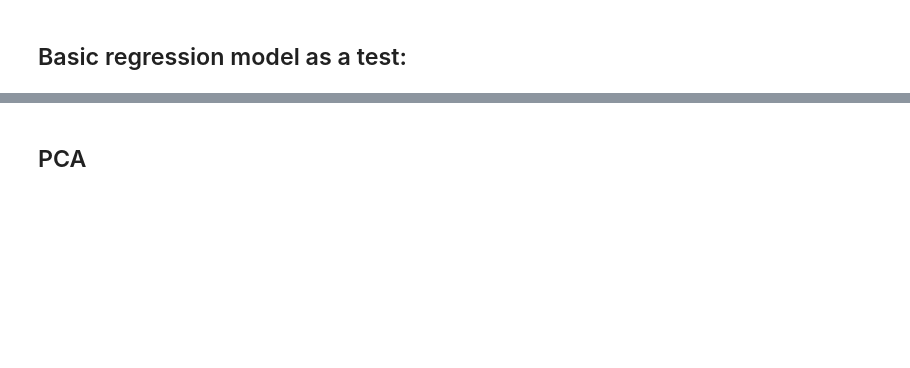
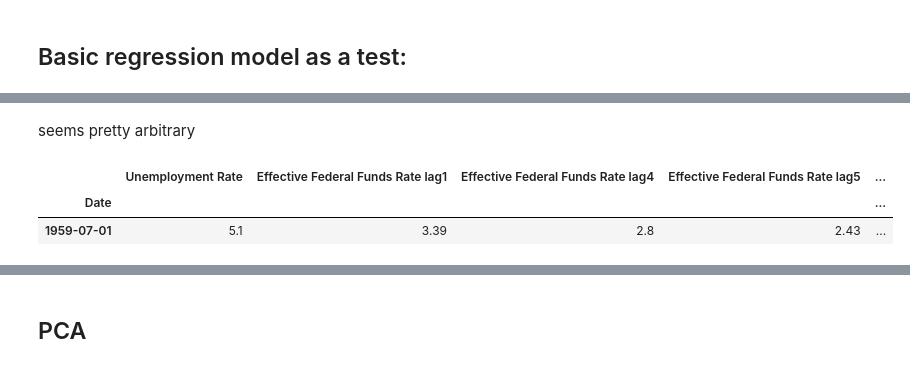
Before and after one commit to fraser2763/AI4-CW2, a Jupyter notebook: F_model.ipynb, the cells around one changed output, grey strips where cells are left out. Saved outputs shown, nothing was run; the diff lists cells and outputs as text; code cells hidden in the pictures; blank space fills up the shorter version.

```diff
--- a/F_model.ipynb
+++ b/F_model.ipynb
@@ -193,0 +285,8 @@ CV Mean MAE (val):   2.855
+# %% [markdown]
+seems pretty arbitrary
+# %%
+X_rfe.head(1)
+# %% [output]
+|  | Unemployment Rate | Effective Federal Funds Rate lag1 | Effective Federal Funds Rate lag4 | Effective Federal Funds Rate lag5 | ... |
+| Date |  |  |  |  | ... |
+| 1959-07-01 | 5.1 | 3.39 | 2.8 | 2.43 | ... |
```
Also changed, not shown: parts of 26 cells of this notebook, 1 other file.
